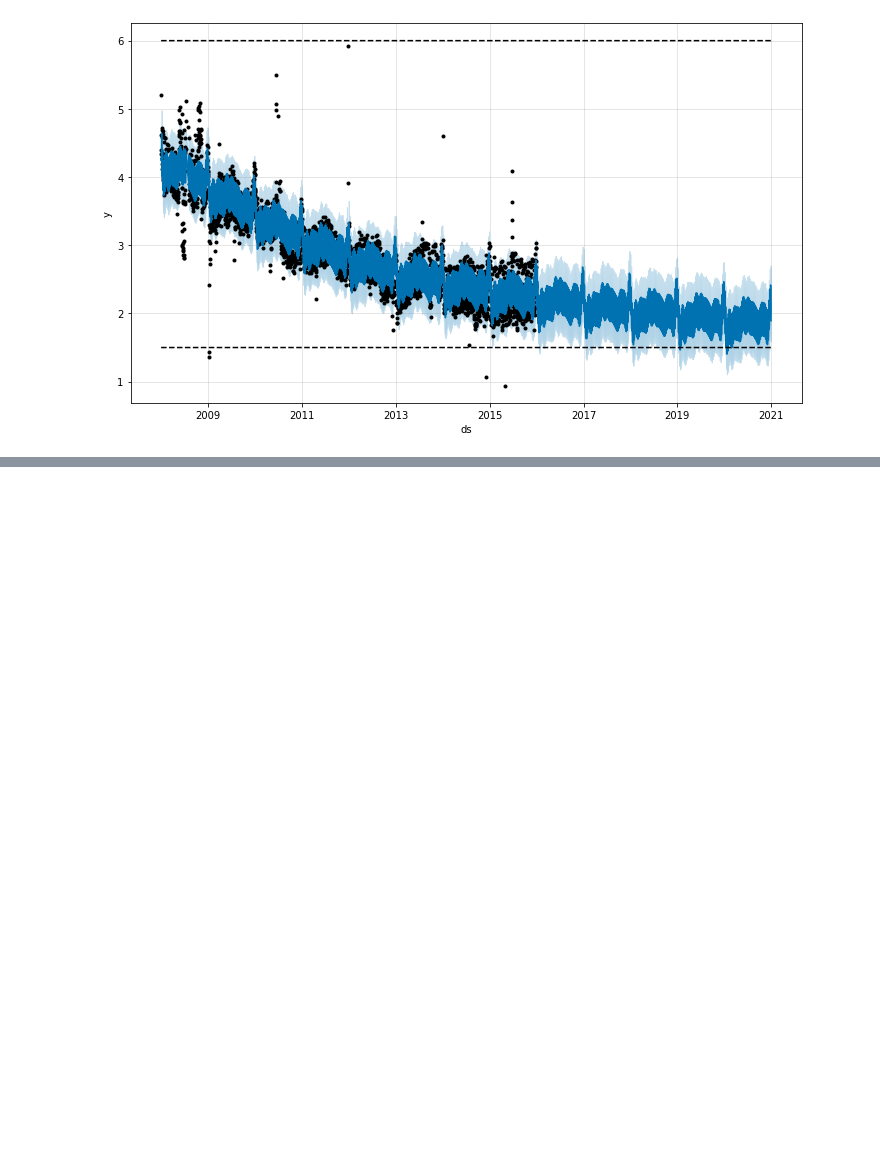
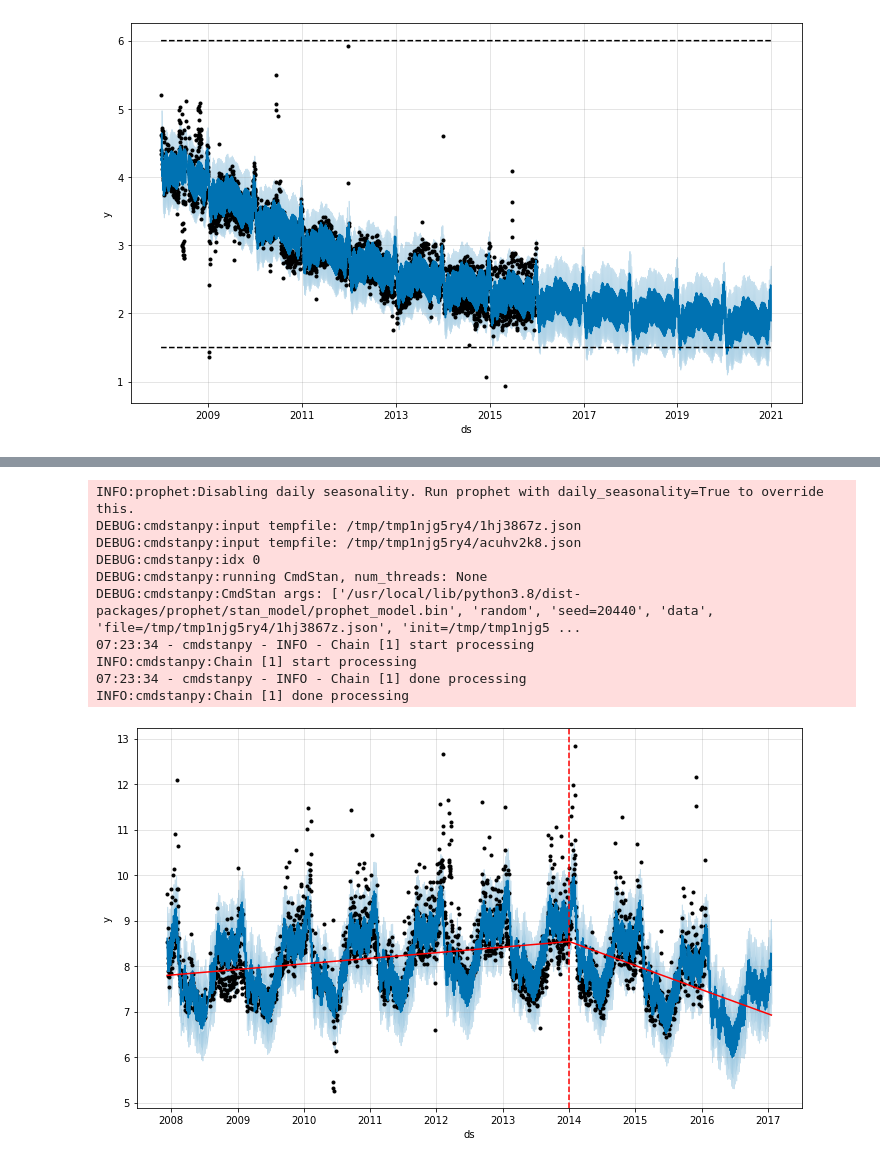
Before and after one commit to carlosmirandadurand/Experiments, a Jupyter notebook: Prophet_Experiments.ipynb, the cells around one changed output, grey strips where cells are left out. Cells and saved outputs as stored; diff of their text form; code cells hidden in the pictures; blank space fills up the shorter version.

```diff
--- a/Prophet_Experiments.ipynb
+++ b/Prophet_Experiments.ipynb
@@ -191,0 +265,20 @@ INFO:cmdstanpy:Chain [1] done processing
+# %%
+# Manually specifying the locations of the changepoints
+# - Slope changes will then be allowed only at these points, with the same sparse regularization as before.
+# - Alternative option: keep the automatic detection and just add manual additional changepoints if Prophet missed any
+m = Prophet(changepoints=['2014-01-01'])
+forecast = m.fit(df).predict(future)
+fig = m.plot(forecast)
+a = add_changepoints_to_plot(fig.gca(), m, forecast)
+# %% [output]
+INFO:prophet:Disabling daily seasonality. Run prophet with daily_seasonality=True to override this.
+DEBUG:cmdstanpy:input tempfile: /tmp/tmp1njg5ry4/1hj3867z.json
+DEBUG:cmdstanpy:input tempfile: /tmp/tmp1njg5ry4/acuhv2k8.json
+DEBUG:cmdstanpy:idx 0
+DEBUG:cmdstanpy:running CmdStan, num_threads: None
+DEBUG:cmdstanpy:CmdStan args: ['/usr/local/lib/python3.8/dist-packages/prophet/stan_model/prophet_model.bin', 'random', 'seed=20440', 'data', 'file=/tmp/tmp1njg5ry4/1hj3867z.json', 'init=/tmp/tmp1njg5 ...
+07:23:34 - cmdstanpy - INFO - Chain [1] start processing
+INFO:cmdstanpy:Chain [1] start processing
+07:23:34 - cmdstanpy - INFO - Chain [1] done processing
+INFO:cmdstanpy:Chain [1] done processing
+[figure, added]
```
Also changed, not shown: parts of 26 cells of this notebook.
